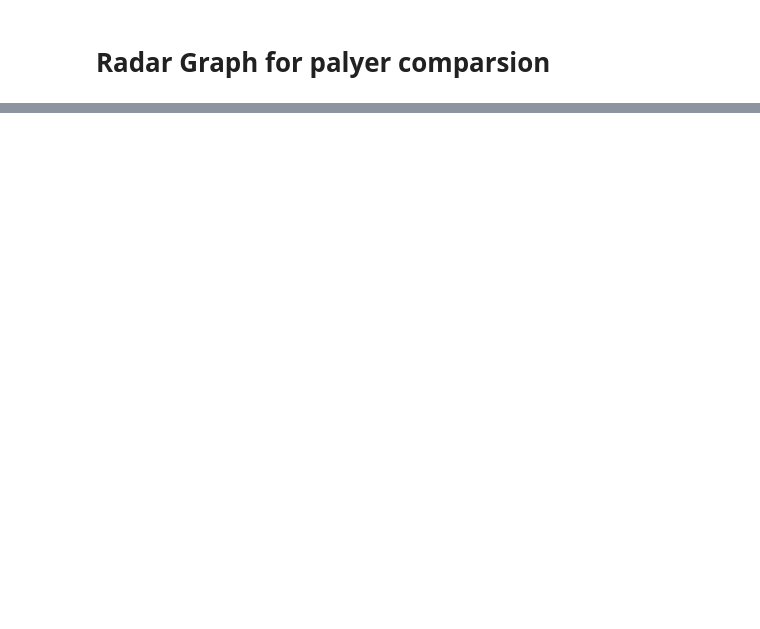
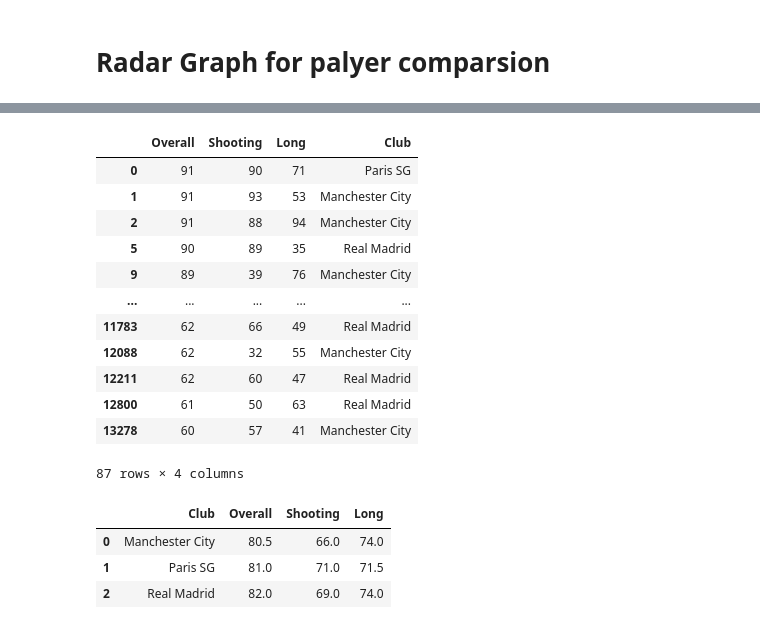
Before and after one commit to bibi643/FC24_API, a Jupyter notebook: fc?24.ipynb, the cells around one changed output, grey strips where cells are left out. Saved outputs shown, nothing was run; the diff lists cells and outputs as text; code cells hidden in the pictures; blank space fills up the shorter version.

```diff
--- a/fc?24.ipynb
+++ b/fc?24.ipynb
@@ -125,0 +7,13 @@ def select_nation(nation):
+# %%
+df= pd.read_csv('male_players.csv')
+df= df.drop(labels=['Unnamed: 0','URL','Gender'],axis=1)
+df['GK']=df['GK'].fillna(0)
+df['Weak foot']=df['Weak foot']*20
+df['Skill moves']=df['Skill moves']*20
+df['GK']=df['GK'].astype(int)
+
+list_nations=df['Nation'].unique()
+list_club=df['Club'].unique()
+list_player=df['Name'].unique()
+
+df_head=df.head()
@@ -226,0 +232,16 @@ radar_column= df.
+# %%
+club_list=['Paris SG','Manchester City','Real Madrid']
+list_cat=['Overall','Shooting','Long']
+# def club_comp(df,club_list,list_cat):
+#     df_clubs_comp=df[df['Club'].isin(club_list)]
+#     list_cat.append('Club')
+#     df_clubs_comp=df_clubs_comp[list_cat]
+#     df_clubs_comp=df_clubs_comp.reset_index().drop(columns='index')
+#     #df_players_comp=df_players_comp.select_dtypes(include=int).columns
+#     melt_df=pd.melt(df_clubs_comp,id_vars=['Club'],value_vars=df_clubs_comp.select_dtypes(include=int).columns,var_name='Stats',value_name='Stats_value')
+#     fig=px.bar(melt_df,x='Stats',y='Stats_value',color='Club',barmode='group')
+#     fig2= px.line_polar(melt_df, r="Stats_value", theta="Stats", color="Club")
+#     return fig,fig2
+# names_player_comp=df_players_comp['Name'].reset_index().drop(columns='index')
+# names_player_comp['Name']
+df
@@ -226,0 +262,33 @@ radar_column= df.
+# %%
+df_clubs_comp=df[df['Club'].isin(club_list)]
+
+
+list_cat.append('Club')
+df_clubs_comp=df_clubs_comp[list_cat]
+
+
+df_clubs_comp
+# melt_df=pd.melt(df_clubs_comp,id_vars=['Club'],value_vars=df_clubs_comp.select_dtypes(include=float).columns,var_name='Stats',value_name='Stats_value')
+# melt_df
+# %% [output]
+|  | Overall | Shooting | Long | Club |
+| 0 | 91 | 90 | 71 | Paris SG |
+| 1 | 91 | 93 | 53 | Manchester City |
+| 2 | 91 | 88 | 94 | Manchester City |
+| 5 | 90 | 89 | 35 | Real Madrid |
+| 9 | 89 | 39 | 76 | Manchester City |
+| ... | ... | ... | ... | ... |
+| 11783 | 62 | 66 | 49 | Real Madrid |
+| 12088 | 62 | 32 | 55 | Manchester City |
+| 12211 | 62 | 60 | 47 | Real Madrid |
+| 12800 | 61 | 50 | 63 | Real Madrid |
+| 13278 | 60 | 57 | 41 | Manchester City |
+87 rows × 4 columns
+# %%
+df_clubs_comp=df_clubs_comp.groupby(['Club']).median().reset_index()
+df_clubs_comp
+# %% [output]
+|  | Club | Overall | Shooting | Long |
+| 0 | Manchester City | 80.5 | 66.0 | 74.0 |
+| 1 | Paris SG | 81.0 | 71.0 | 71.5 |
+| 2 | Real Madrid | 82.0 | 69.0 | 74.0 |
```
Also changed, not shown: parts of 103 cells of this notebook, 2 other files.
